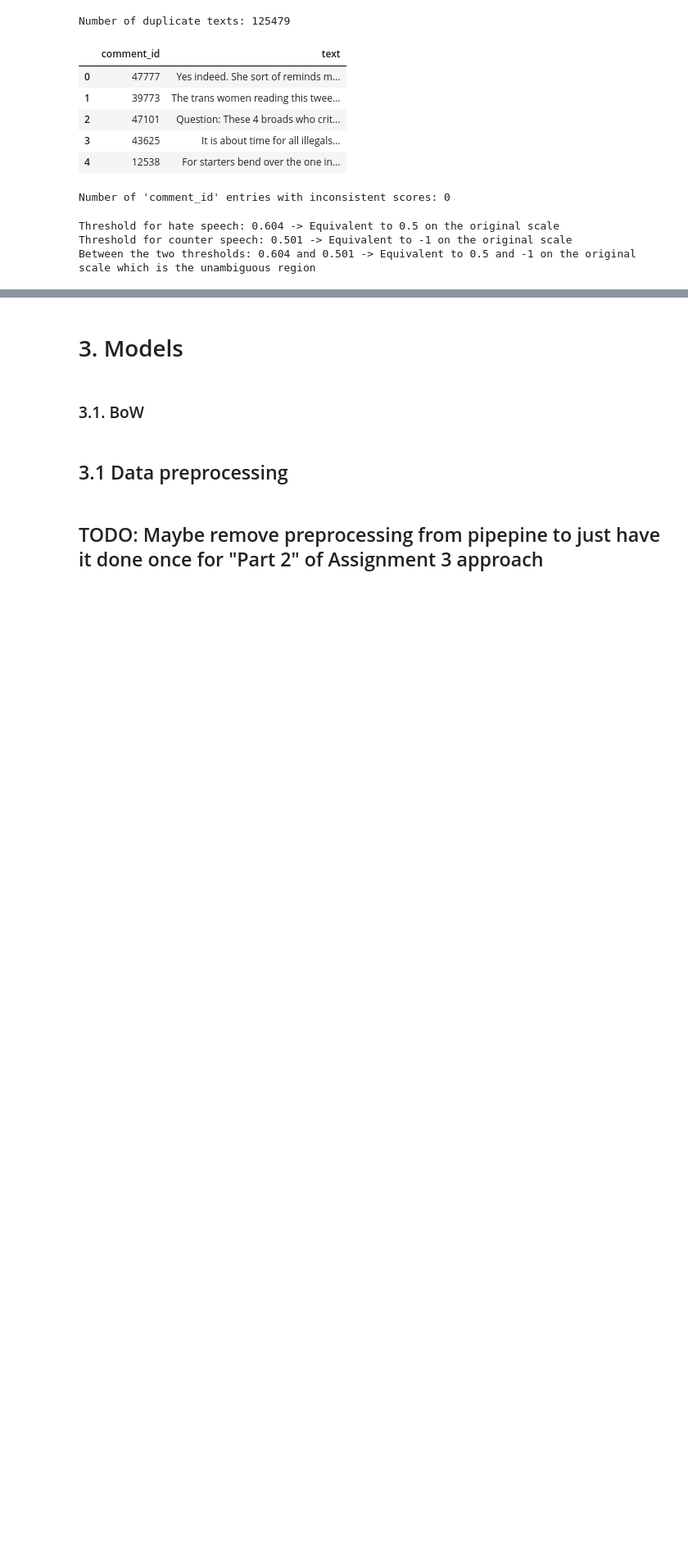
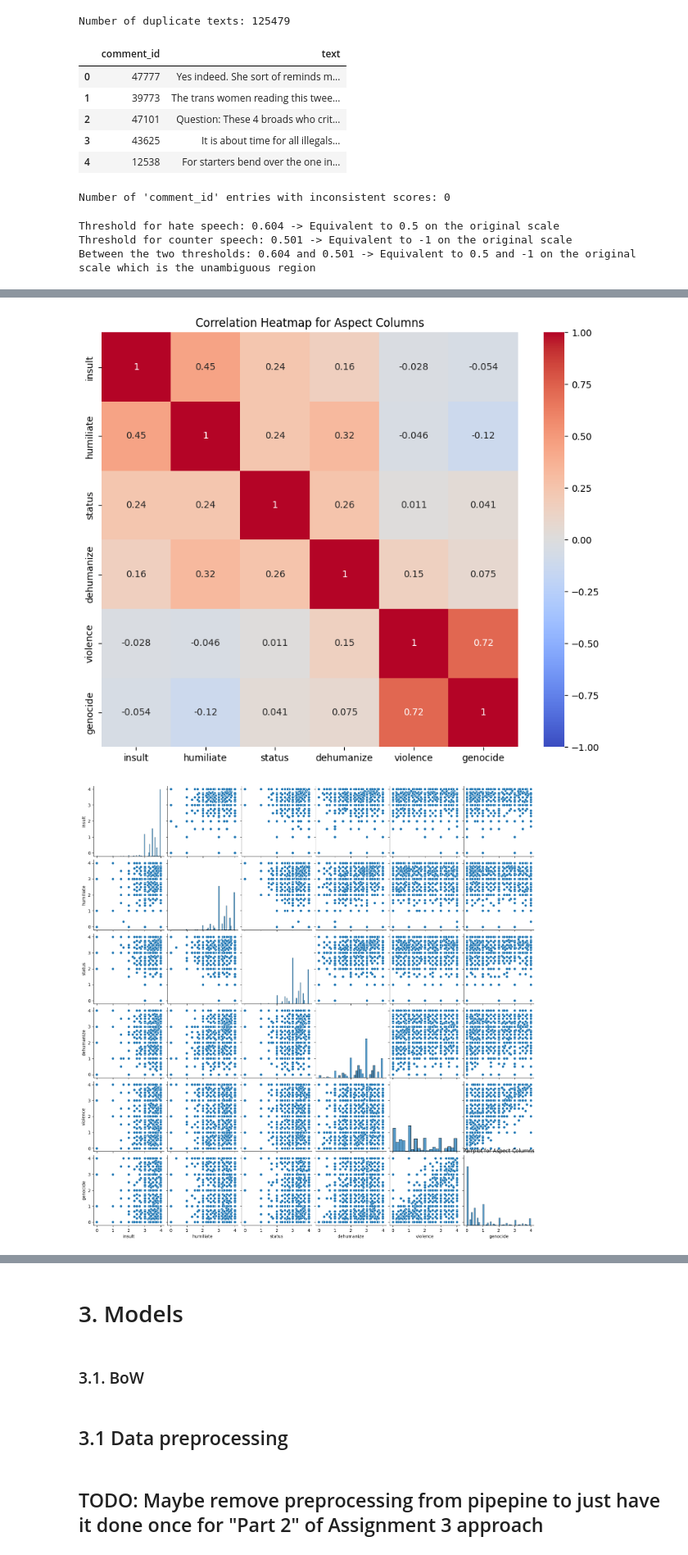
Before and after one commit to AugustBjerg/NLP-exam, a Jupyter notebook: notebooks/tobias.ipynb, the cells around one changed output, grey strips where cells are left out. Shown at 82% size. Saved outputs shown, nothing was run; the diff lists cells and outputs as text; code cells hidden in the pictures; blank space fills up the shorter version.

```diff
--- a/notebooks/tobias.ipynb
+++ b/notebooks/tobias.ipynb
@@ -284,0 +307,26 @@ TypeError: Could not convert ['First off you look cool as fuck! Anyway if we wer
+# %%
+def inspect_for_cor(df, columns: list[str], plot_label: str, hate_speech_only: bool = True):
+
+    # filter for hate speech only if specified
+    if hate_speech_only:
+        df = df[df['is_hate_speech'] == 1]
+
+    # Make a correlation matrix
+    corr_matrix = df[columns].corr()
+
+    # Plot the correlation matrix
+    plt.figure(figsize=(10, 8))
+    sns.heatmap(corr_matrix, annot=True, cmap='coolwarm', vmin=-1, vmax=1)
+    plt.title(f'Correlation Heatmap for {plot_label}')
+    plt.show()
+
+    # Make a pairplot of the columns
+    sns.pairplot(df[columns])
+    plt.title(f'Pairplot for {plot_label}')
+    plt.show()
+
+inspect_for_cor(filtered_df, aspect_cols, 'Aspect Columns')
+inspect_for_cor(filtered_df, target_cols_lvl1, 'Target Columns')
+# %% [output]
+[figure, added]
+[figure, added]
```
Also changed, not shown: parts of 13 cells of this notebook.
